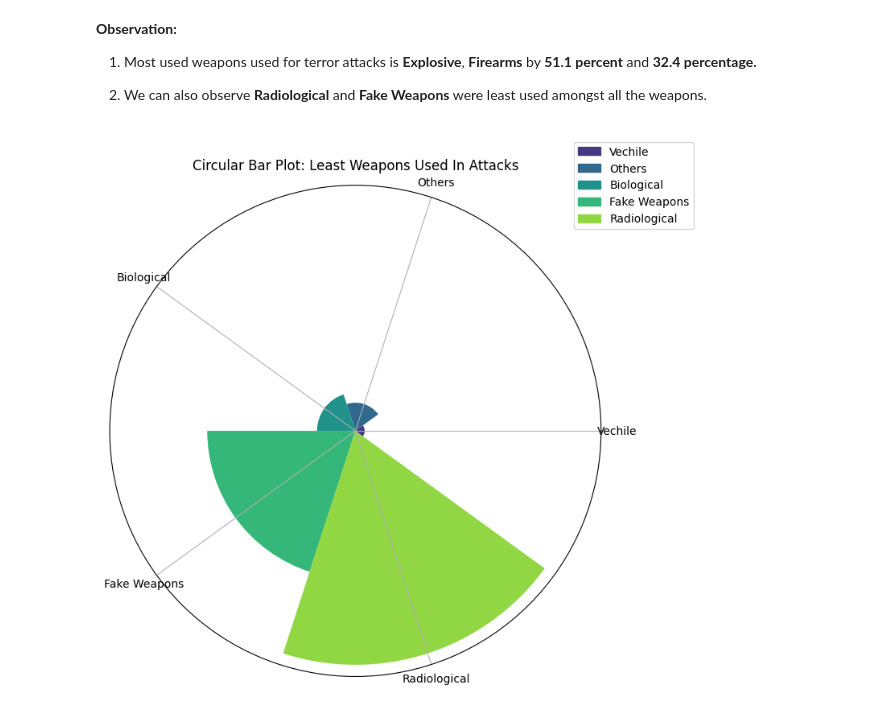
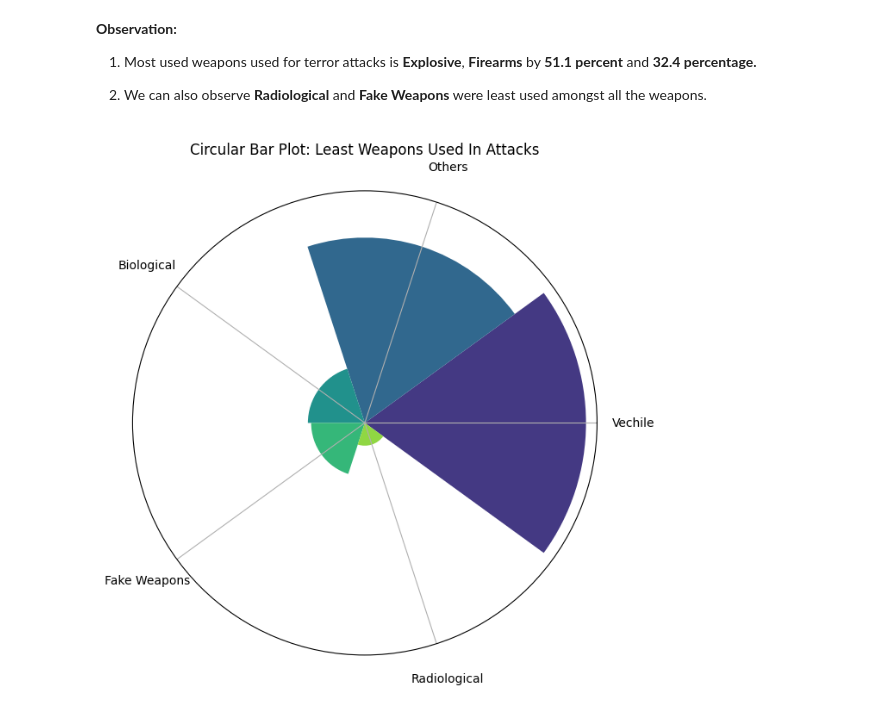
Before and after one commit to dacenish/EDA-Global-terrorism, a Jupyter notebook: Capstone_Project_Global_terrorism_EDA_by_Danish_Zia.ipynb, the cells around one changed output. Cells and saved outputs as stored; diff of their text form; code cells hidden in the pictures.

```diff
--- a/Capstone_Project_Global_terrorism_EDA_by_Danish_Zia.ipynb
+++ b/Capstone_Project_Global_terrorism_EDA_by_Danish_Zia.ipynb
@@ -464,27 +448,29 @@ plt.show()
 # %%
 import matplotlib.patches as mpatches
 
 # Prepare DataFrame
-wp_df = gt_df['Weapontype'].value_counts().sort_values(ascending=True)
+wp_df = gt_df['Weapontype'].value_counts().sort_values(ascending=False)
 
 # Circular Bar Plot
-plt.figure(figsize=(15, 7))
+
+x_label = ['Vechile', 'Others', 'Biological', 'Fake Weapons', 'Radiological']
+
+plt.figure(figsize=(7, 7))
 plt.subplot(projection='polar')
 bar_colors = sns.color_palette("viridis", len(x_label))
 theta = np.linspace(0.0, 2 * np.pi, len(x_label), endpoint=False)
 width = (2 * np.pi) / len(x_label)
 
 bars = plt.bar(theta, wp_df.tail().values, width=width, bottom=0.0, color=bar_colors)
 plt.title('Circular Bar Plot: Least Weapons Used In Attacks')
 plt.xticks(theta, x_label)
 plt.yticks([])  # Hide y-axis ticks
-plt.legend(handles=legend_patches, loc='upper right', bbox_to_anchor = (1.2,1.1))
 
-# Adjust plots
-plt.subplots_adjust(wspace=0.5)
-plt.tight_layout()
+# Adjust the label positions
+plt.setp(plt.gca().xaxis.get_majorticklabels(), rotation_mode='anchor', ha='center')
+plt.gca().xaxis.set_tick_params(pad=20)  # Increase the distance of the labels from the plot by 10 pixels
 
 # Display the plot
 plt.show()
 # %% [output]
-[figure, old version]
+[figure, new version]
```
Also changed, not shown: parts of 7 cells of this notebook.
